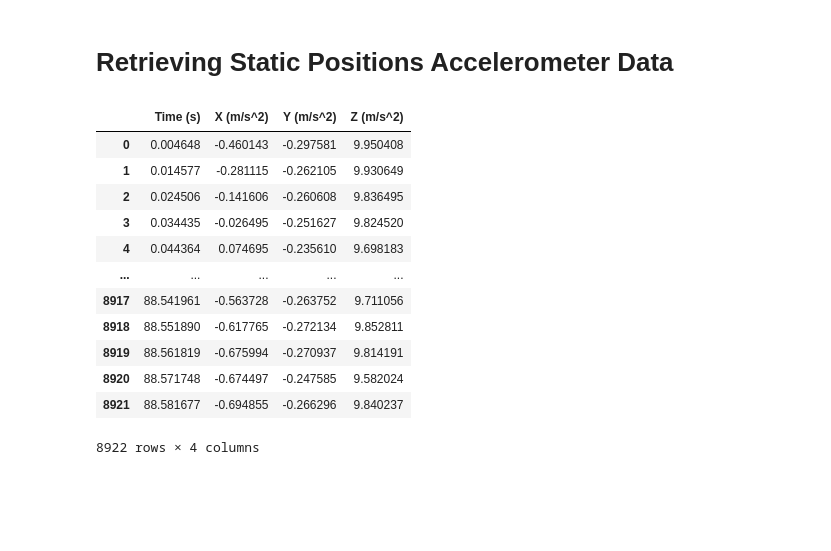
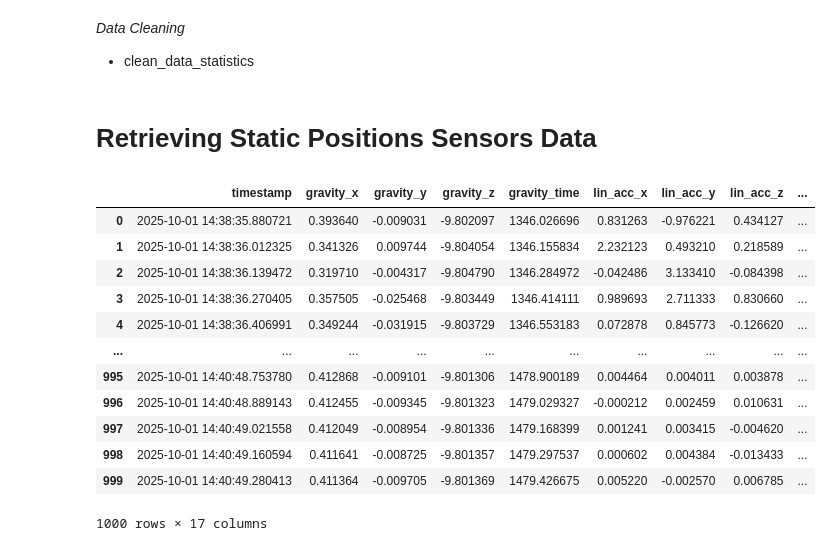
Before and after one commit to gupessanha/skate, a Jupyter notebook: sensors/calibration.ipynb, the cells around one changed output. Cells and saved outputs as stored; diff of their text form; code cells hidden in the pictures; blank space fills up the shorter version.

```diff
--- a/sensors/calibration.ipynb
+++ b/sensors/calibration.ipynb
@@ -5,0 +72,3 @@ import matplotlib.pyplot as plt
+# %% [markdown]
+*Data Cleaning*
+- clean_data_statistics
@@ -6,22 +80,20 @@ import matplotlib.pyplot as plt
 # %% [markdown]
-# Retrieving Static Positions Accelerometer Data
+# Retrieving Static Positions Sensors Data
 # %%
-static_regular_acc = pd.read_csv(r'C:\Users\gupes\REPOS\skate\sensors\data\base\static_regular\Accelerometer.csv')
-static_dark_acc = pd.read_csv(r'C:\Users\gupes\REPOS\skate\sensors\data\base\static_dark\Accelerometer.csv')
-static_primoL_primo_R_acc = pd.read_csv(r'C:\Users\gupes\REPOS\skate\sensors\data\base\static_regular_primoL_primoR_Dark\Accelerometer.csv')
+base_experiment = pd.read_csv(r'data\base\sensor_data_20251001_144049.csv')
 # %%
-static_regular_acc
+base_experiment
 # %% [output]
-|  | Time (s) | X (m/s^2) | Y (m/s^2) | Z (m/s^2) |
-| 0 | 0.004648 | -0.460143 | -0.297581 | 9.950408 |
-| 1 | 0.014577 | -0.281115 | -0.262105 | 9.930649 |
-| 2 | 0.024506 | -0.141606 | -0.260608 | 9.836495 |
-| 3 | 0.034435 | -0.026495 | -0.251627 | 9.824520 |
-| 4 | 0.044364 | 0.074695 | -0.235610 | 9.698183 |
-| ... | ... | ... | ... | ... |
-| 8917 | 88.541961 | -0.563728 | -0.263752 | 9.711056 |
-| 8918 | 88.551890 | -0.617765 | -0.272134 | 9.852811 |
-| 8919 | 88.561819 | -0.675994 | -0.270937 | 9.814191 |
-| 8920 | 88.571748 | -0.674497 | -0.247585 | 9.582024 |
-| 8921 | 88.581677 | -0.694855 | -0.266296 | 9.840237 |
+|  | timestamp | gravity_x | gravity_y | gravity_z | gravity_time | lin_acc_x | lin_acc_y | lin_acc_z | ... |
+| 0 | 2025-10-01 14:38:35.880721 | 0.393640 | -0.009031 | -9.802097 | 1346.026696 | 0.831263 | -0.976221 | 0.434127 | ... |
+| 1 | 2025-10-01 14:38:36.012325 | 0.341326 | 0.009744 | -9.804054 | 1346.155834 | 2.232123 | 0.493210 | 0.218589 | ... |
+| 2 | 2025-10-01 14:38:36.139472 | 0.319710 | -0.004317 | -9.804790 | 1346.284972 | -0.042486 | 3.133410 | -0.084398 | ... |
+| 3 | 2025-10-01 14:38:36.270405 | 0.357505 | -0.025468 | -9.803449 | 1346.414111 | 0.989693 | 2.711333 | 0.830660 | ... |
+| 4 | 2025-10-01 14:38:36.406991 | 0.349244 | -0.031915 | -9.803729 | 1346.553183 | 0.072878 | 0.845773 | -0.126620 | ... |
+| ... | ... | ... | ... | ... | ... | ... | ... | ... | ... |
+| 995 | 2025-10-01 14:40:48.753780 | 0.412868 | -0.009101 | -9.801306 | 1478.900189 | 0.004464 | 0.004011 | 0.003878 | ... |
+| 996 | 2025-10-01 14:40:48.889143 | 0.412455 | -0.009345 | -9.801323 | 1479.029327 | -0.000212 | 0.002459 | 0.010631 | ... |
+| 997 | 2025-10-01 14:40:49.021558 | 0.412049 | -0.008954 | -9.801336 | 1479.168399 | 0.001241 | 0.003415 | -0.004620 | ... |
+| 998 | 2025-10-01 14:40:49.160594 | 0.411641 | -0.008725 | -9.801357 | 1479.297537 | 0.000602 | 0.004384 | -0.013433 | ... |
+| 999 | 2025-10-01 14:40:49.280413 | 0.411364 | -0.009705 | -9.801369 | 1479.426675 | 0.005220 | -0.002570 | 0.006785 | ... |
-8922 rows × 4 columns
+1000 rows × 17 columns
```
Also changed, not shown: parts of 27 cells of this notebook, 29 other files.
